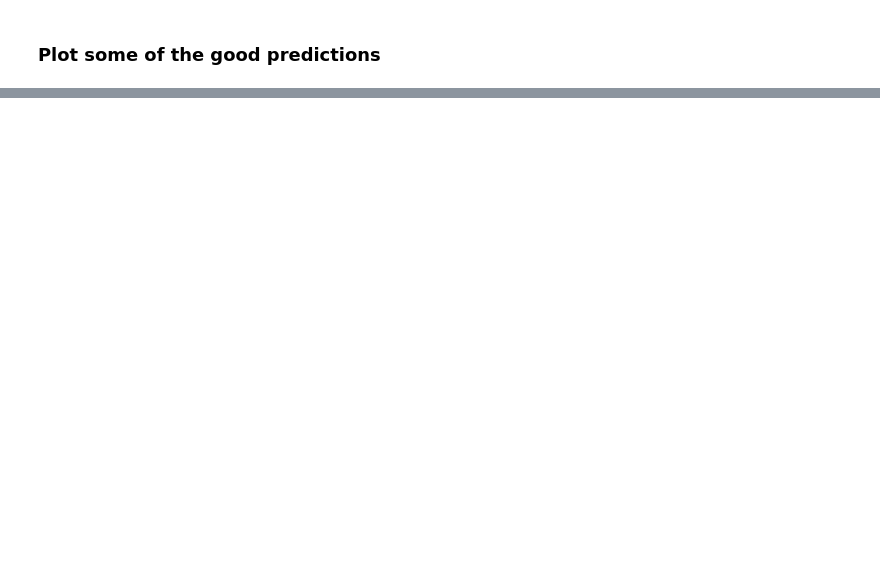
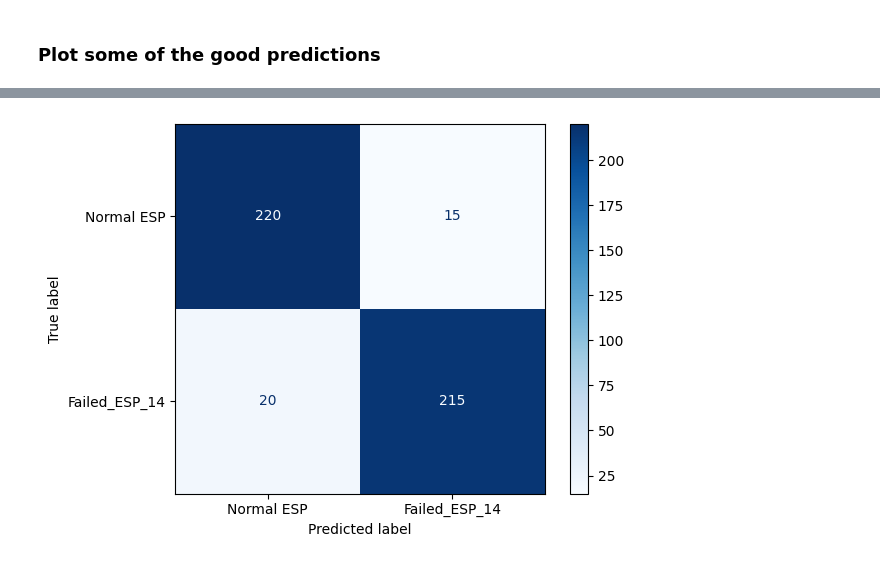
Before and after one commit to EnthusiasticTeslim/JTK-Challenge, a Jupyter notebook: notebooks/view_results.ipynb, the cells around one changed output, grey strips where cells are left out. Cells and saved outputs as stored; diff of their text form; code cells hidden in the pictures; blank space fills up the shorter version.

```diff
--- a/notebooks/view_results.ipynb
+++ b/notebooks/view_results.ipynb
@@ -55,0 +92,8 @@ for _a in good_wells:
+# %%
+cm = np.array([[220,  15],[20, 215]])
+cls_labels = np.array(["Normal ESP",f"Failed_ESP_{SLIDE_N}"])
+disp = ConfusionMatrixDisplay(confusion_matrix=cm, display_labels=cls_labels)
+disp.plot(cmap="Blues")
+plt.show()
+# %% [output]
+[figure, added]
```
Also changed, not shown: parts of 4 cells of this notebook, 3 other files.
